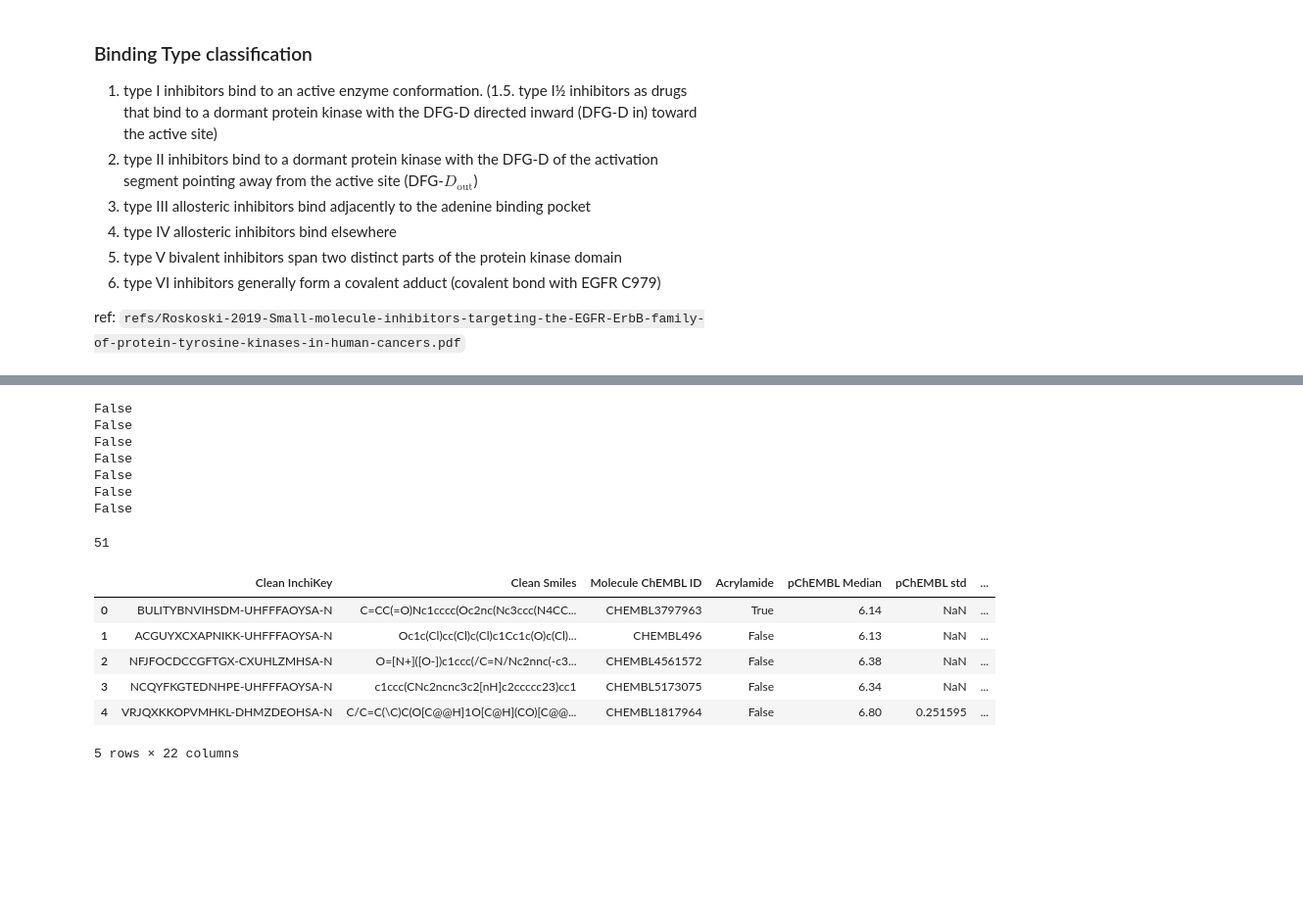
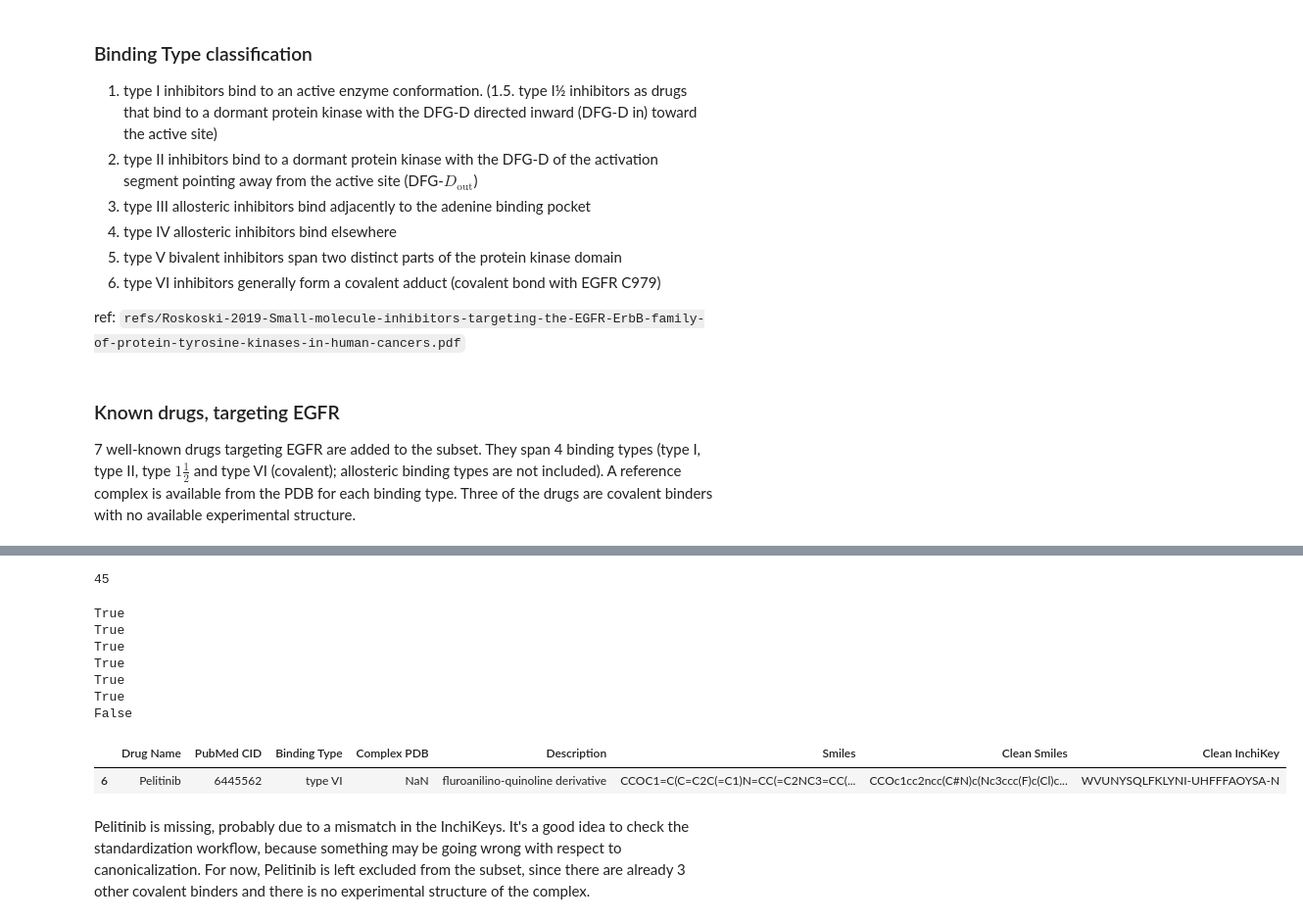
Before and after one commit to chabi-fin/EGFR-benchmark, a Jupyter notebook: notebooks/subset_select.ipynb, the cells around one changed output, grey strips where cells are left out. Shown at 98% size. Saved outputs shown, nothing was run; the diff lists cells and outputs as text; code cells hidden in the pictures; blank space fills up the shorter version.

```diff
--- a/notebooks/subset_select.ipynb
+++ b/notebooks/subset_select.ipynb
@@ -121,6 +121,10 @@ from standardize import standardize_mols
 clean_reps = df_drugs["Smiles"].apply(standardize_mols)
 df_drugs["Clean Smiles"] = clean_reps.str[0]
 df_drugs["Clean InchiKey"] = clean_reps.str[1]
+# %% [markdown]
+### Known drugs, targeting EGFR
+
+7 well-known drugs targeting EGFR are added to the subset. They span 4 binding types (type I, type II, type $1\tfrac{1}{2}$ and type VI (covalent); allosteric binding types are not included). A reference complex is available from the PDB for each binding type. Three of the drugs are covalent binders with no available experimental structure.
 # %%
 df_drugs
 # %% [output]
@@ -132,31 +136,32 @@ df_drugs
 | 4 | Avitinib | 72734520 | type VI | NaN | pyrrolopyrimidine | CN1CCN(CC1)C2=C(C=C(C=C2)NC3=NC4=... | C=CC(=O)Nc1cccc(Oc2nc(Nc3ccc(N4CC... | UOFYSRZSLXWIQB-UHFFFAOYSA-N |
 | 5 | Olmutinib | 54758501 | type VI | NaN | anilino-thienopyrimidine derivative | CN1CCN(CC1)C2=CC=C(C=C2)NC3=NC4=C... | C=CC(=O)Nc1cccc(Oc2nc(Nc3ccc(N4CC... | FDMQDKQUTRLUBU-UHFFFAOYSA-N |
 | 6 | Pelitinib | 6445562 | type VI | NaN | fluroanilino-quinoline derivative | CCOC1=C(C=C2C(=C1)N=CC(=C2NC3=CC(... | CCOc1cc2ncc(C#N)c(Nc3ccc(F)c(Cl)c... | WVUNYSQLFKLYNI-UHFFFAOYSA-N |
+# %%
+len(subset)
+# %% [output]
+45
 # %%
 # Check if the drug is already in the subset
 for d in df_drugs["Clean InchiKey"]:
-    print(d in df["Clean InchiKey"])
+    print(d in df["Clean InchiKey"].values)
 
-# get drug's indicies from the full df
+# Get drug's indicies from the full df
 matches = df[df["Clean InchiKey"].isin(df_drugs["Clean InchiKey"])]
 subset = pd.concat([subset, matches], ignore_index=True)
 # %% [output]
+True
+True
+True
+True
+True
+True
 False
-False
-False
-False
-False
-False
-False
-# %%
-print(len(subset))
-subset.head(5)
-# %% [output]
-51
-|  | Clean InchiKey | Clean Smiles | Molecule ChEMBL ID | Acrylamide | pChEMBL Median | pChEMBL std | ... |
-| 0 | BULITYBNVIHSDM-UHFFFAOYSA-N | C=CC(=O)Nc1cccc(Oc2nc(Nc3ccc(N4CC... | CHEMBL3797963 | True | 6.14 | NaN | ... |
-| 1 | ACGUYXCXAPNIKK-UHFFFAOYSA-N | Oc1c(Cl)cc(Cl)c(Cl)c1Cc1c(O)c(Cl)... | CHEMBL496 | False | 6.13 | NaN | ... |
-| 2 | NFJFOCDCCGFTGX-CXUHLZMHSA-N | O=[N+]([O-])c1ccc(/C=N/Nc2nnc(-c3... | CHEMBL4561572 | False | 6.38 | NaN | ... |
-| 3 | NCQYFKGTEDNHPE-UHFFFAOYSA-N | c1ccc(CNc2ncnc3c2[nH]c2ccccc23)cc1 | CHEMBL5173075 | False | 6.34 | NaN | ... |
-| 4 | VRJQXKKOPVMHKL-DHMZDEOHSA-N | C/C=C(\C)C(O[C@@H]1O[C@H](CO)[C@@... | CHEMBL1817964 | False | 6.80 | 0.251595 | ... |
-5 rows × 22 columns
+# %%
+# One wasn't added in
+missing = df_drugs[~df_drugs["Clean InchiKey"].isin(df["Clean InchiKey"])]
+missing
+# %% [output]
+|  | Drug Name | PubMed CID | Binding Type | Complex PDB | Description | Smiles | Clean Smiles | Clean InchiKey |
+| 6 | Pelitinib | 6445562 | type VI | NaN | fluroanilino-quinoline derivative | CCOC1=C(C=C2C(=C1)N=CC(=C2NC3=CC(... | CCOc1cc2ncc(C#N)c(Nc3ccc(F)c(Cl)c... | WVUNYSQLFKLYNI-UHFFFAOYSA-N |
+# %% [markdown]
+Pelitinib is missing, probably due to a mismatch in the InchiKeys. It's a good idea to check the standardization workflow, because something may be going wrong with respect to canonicalization. For now, Pelitinib is left excluded from the subset, since there are already 3 other covalent binders and there is no experimental structure of the complex.
```
Also changed, not shown: parts of 13 cells of this notebook, 10 other files.
